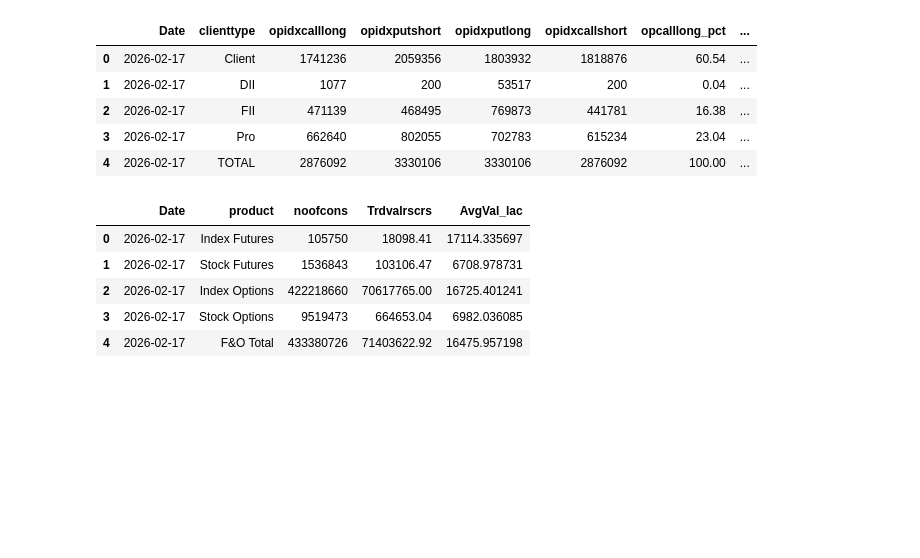
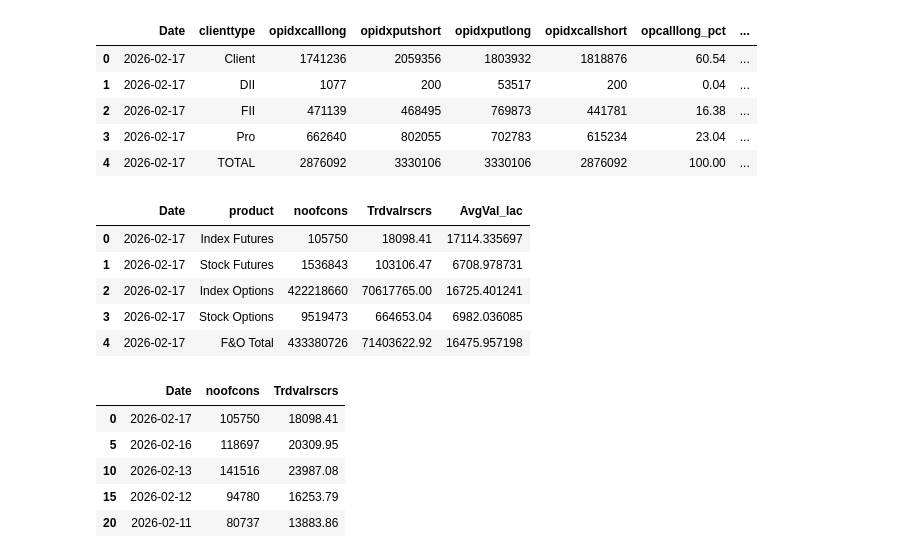
Before and after one commit to shailsun28/stockshortlisting, a Jupyter notebook: Untitled1.ipynb, the cells around one changed output. Cells and saved outputs as stored; diff of their text form; code cells hidden in the pictures; blank space fills up the shorter version.

```diff
--- a/Untitled1.ipynb
+++ b/Untitled1.ipynb
@@ -757,3 +757,17 @@ fno.head()
 | 2 | 2026-02-17 | Index Options | 422218660 | 70617765.00 | 16725.401241 |
 | 3 | 2026-02-17 | Stock Options | 9519473 | 664653.04 | 6982.036085 |
 | 4 | 2026-02-17 | F&O Total | 433380726 | 71403622.92 | 16475.957198 |
+# %%
+# --- Add Index Futures values from fno ---
+fno['product'] = fno['product'].str.strip()
+idx_fut = fno[fno['product'] == 'Index Futures'][['Date','noofcons','Trdvalrscrs']]
+#new_df = fno[fno['product'] == 'Index Futures'][['Date','noofcons','Trdvalrscrs']]
+# %%
+idx_fut.head()
+# %% [output]
+|  | Date | noofcons | Trdvalrscrs |
+| 0 | 2026-02-17 | 105750 | 18098.41 |
+| 5 | 2026-02-16 | 118697 | 20309.95 |
+| 10 | 2026-02-13 | 141516 | 23987.08 |
+| 15 | 2026-02-12 | 94780 | 16253.79 |
+| 20 | 2026-02-11 | 80737 | 13883.86 |
```
Also changed, not shown: parts of 1 cell of this notebook.
